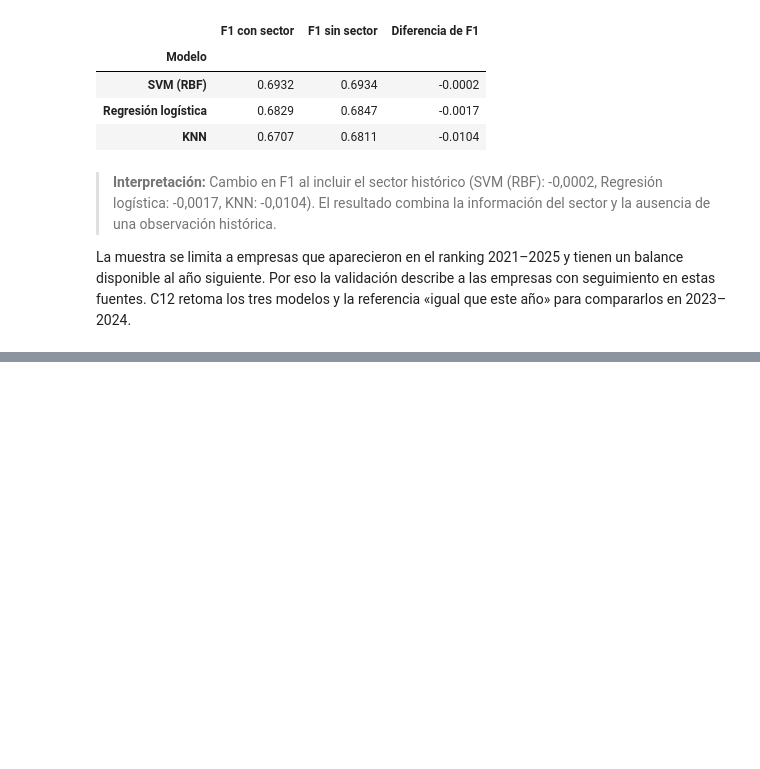
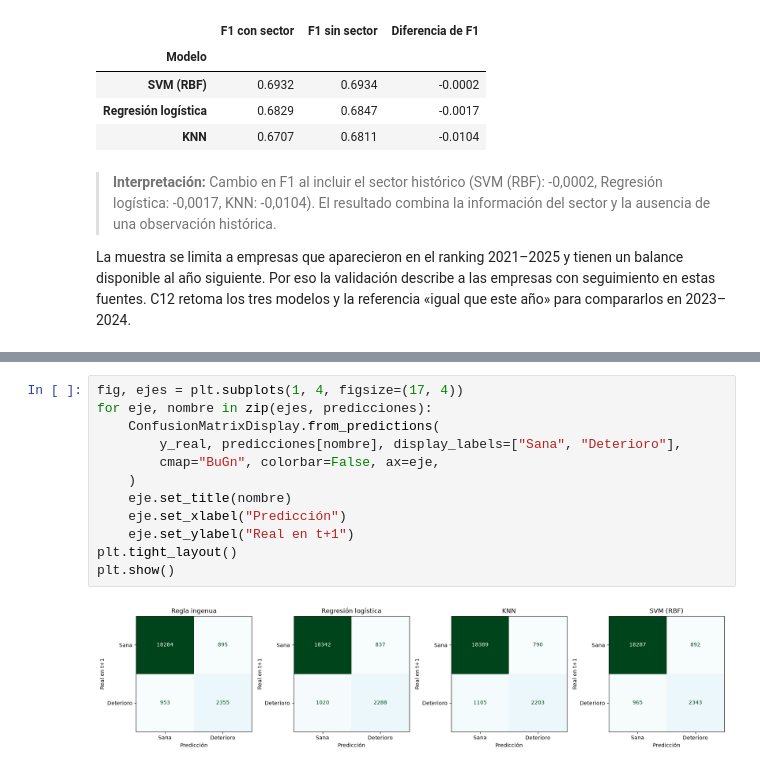
Before and after one commit to JulianHZ711/Final-AnalisisDatos, a Jupyter notebook: notebooks/proyecto_integrador.ipynb, the cells around one changed output, grey strips where cells are left out. Cells and saved outputs as stored; diff of their text form; blank space fills up the shorter version.

Commit message:
Evaluación, interpretación y exportación de predicciones

```diff
--- a/notebooks/proyecto_integrador.ipynb
+++ b/notebooks/proyecto_integrador.ipynb
@@ -3823,0 +3910,14 @@ compararlos en 2023–2024.
+# %%
+fig, ejes = plt.subplots(1, 4, figsize=(17, 4))
+for eje, nombre in zip(ejes, predicciones):
+    ConfusionMatrixDisplay.from_predictions(
+        y_real, predicciones[nombre], display_labels=["Sana", "Deterioro"],
+        cmap="BuGn", colorbar=False, ax=eje,
+    )
+    eje.set_title(nombre)
+    eje.set_xlabel("Predicción")
+    eje.set_ylabel("Real en t+1")
+plt.tight_layout()
+plt.show()
+# %% [output]
+[figure, added]
```
Also changed, not shown: parts of 25 cells of this notebook, 2 other files.
